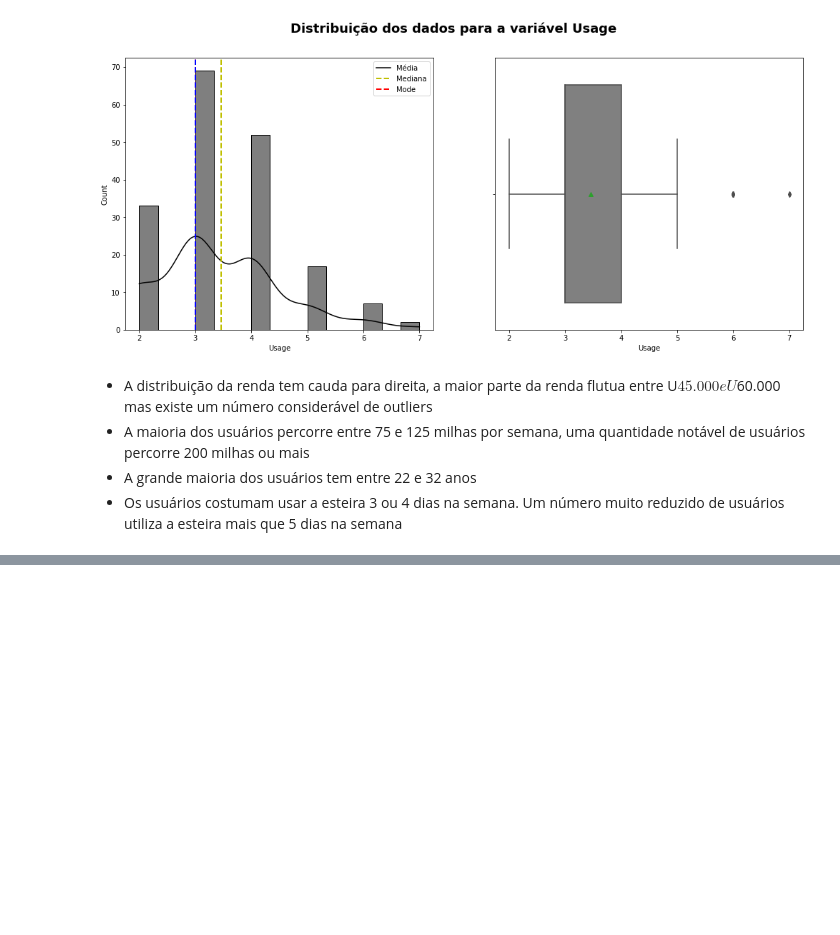
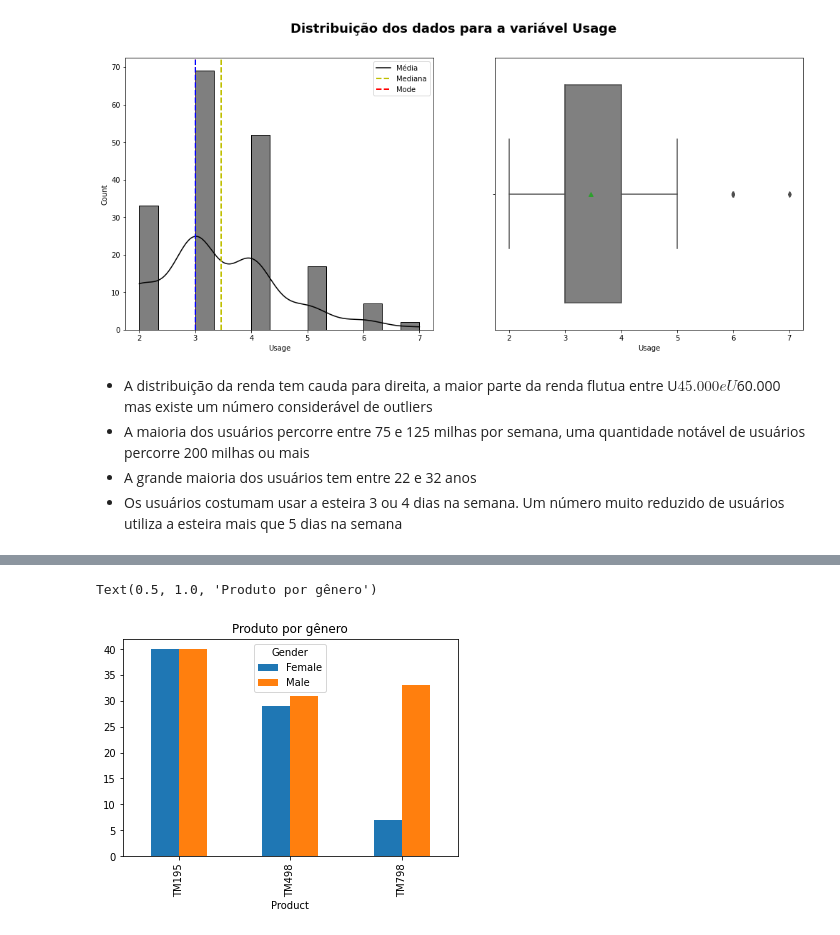
Before and after one commit to LissesCastro/CardioGoodFitness-EDA-WIP, a Jupyter notebook: CardioGooDFitness.ipynb, the cells around one changed output, grey strips where cells are left out. Saved outputs shown, nothing was run; the diff lists cells and outputs as text; code cells hidden in the pictures; blank space fills up the shorter version.

```diff
--- a/CardioGooDFitness.ipynb
+++ b/CardioGooDFitness.ipynb
@@ -207,0 +245,8 @@ univariate_analysis(df.Usage)
+# %%
+#visualizando em gráfico:
+maq_por_gen = pd.crosstab(df['Product'], df['Gender'])
+ax=maq_por_gen.plot(kind='bar')
+plt.title('Produto por gênero')
+# %% [output]
+Text(0.5, 1.0, 'Produto por gênero')
+[figure, added]
```
Also changed, not shown: parts of 5 cells of this notebook.
